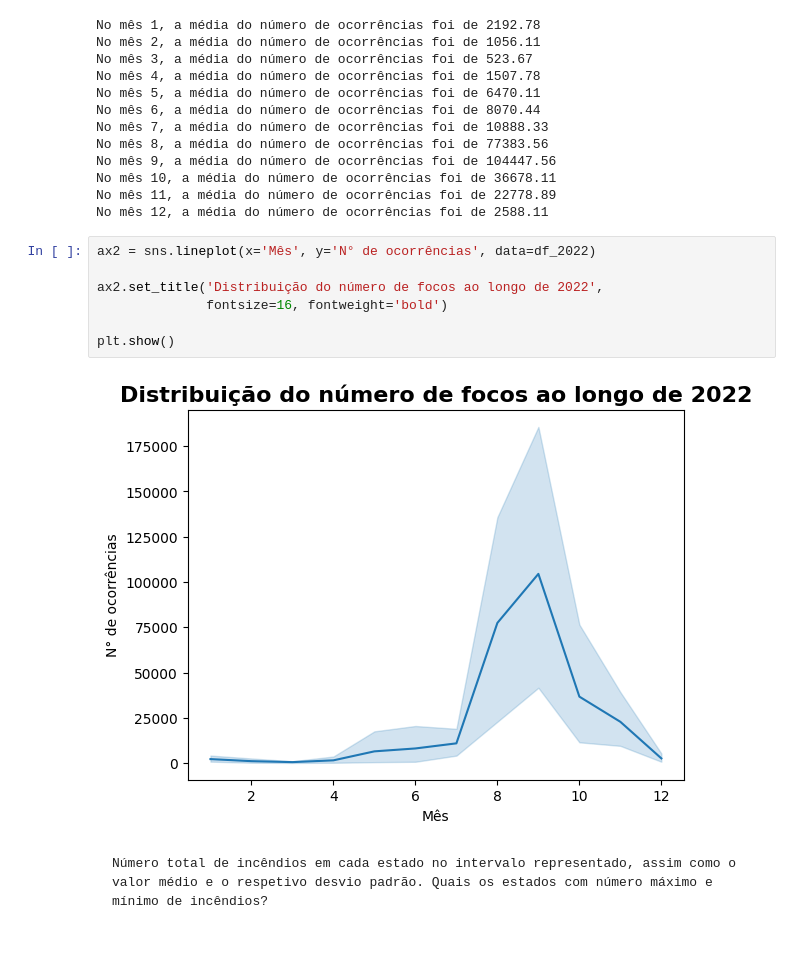
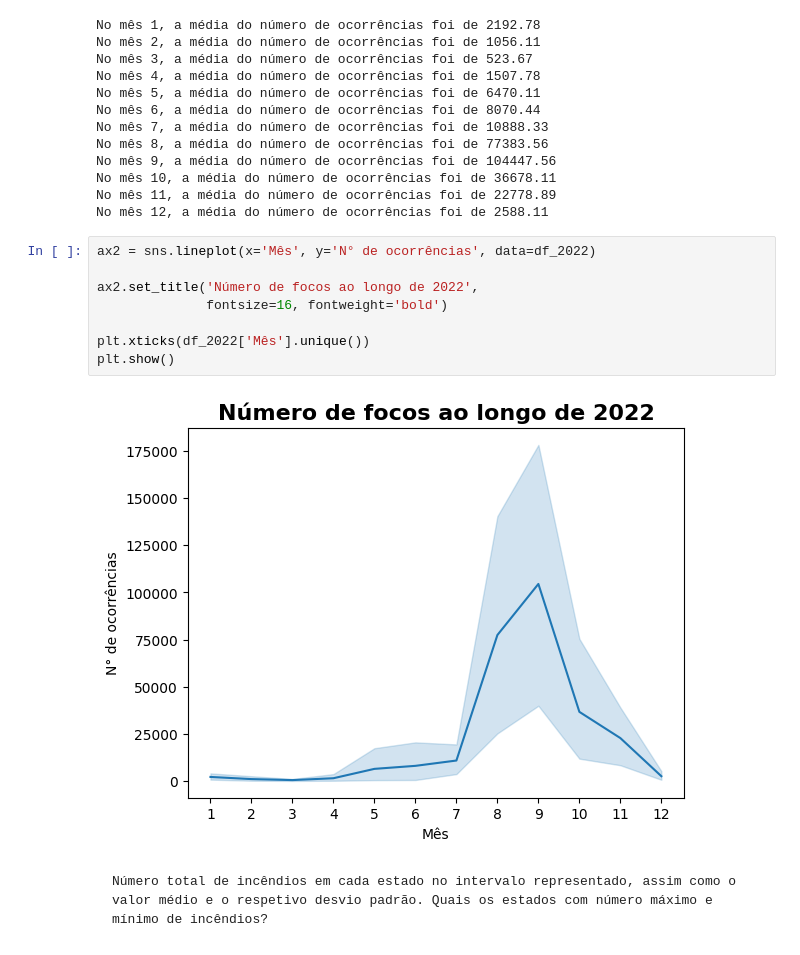
Before and after one commit to joaoalexarruda/ipp_amazon_fire_analysis, a Jupyter notebook: main.ipynb, the cells around one changed output. Drawn from its saved outputs; the diff is of its cells as text.

```diff
--- a/main.ipynb
+++ b/main.ipynb
@@ -275,12 +262,13 @@ No mês 12, a média do número de ocorrências foi de 2588.11
 # %%
 ax2 = sns.lineplot(x='Mês', y='N° de ocorrências', data=df_2022)
 
-ax2.set_title('Distribuição do número de focos ao longo de 2022',
+ax2.set_title('Número de focos ao longo de 2022',
               fontsize=16, fontweight='bold')
 
+plt.xticks(df_2022['Mês'].unique())
 plt.show()
 # %% [output]
-[figure, old version]
+[figure, new version]
 # %% [markdown]
     Número total de incêndios em cada estado no intervalo representado, assim como o valor médio e o respetivo desvio padrão. Quais os estados com número máximo e mínimo de incêndios?
 # %%
```
Also changed, not shown: parts of 9 cells of this notebook.
